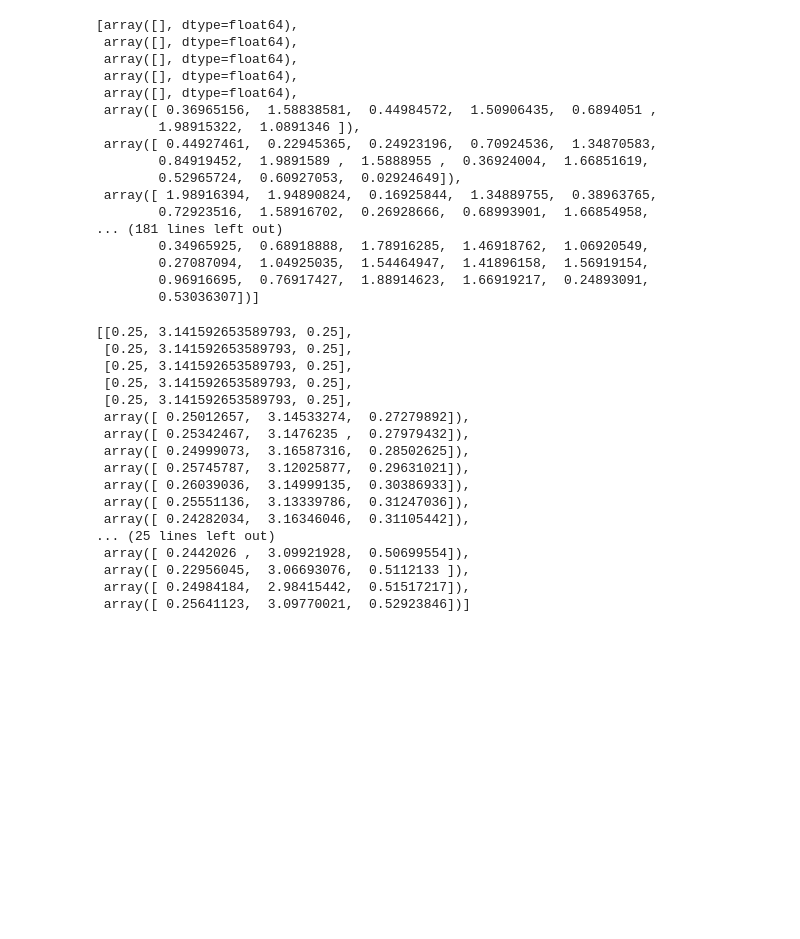
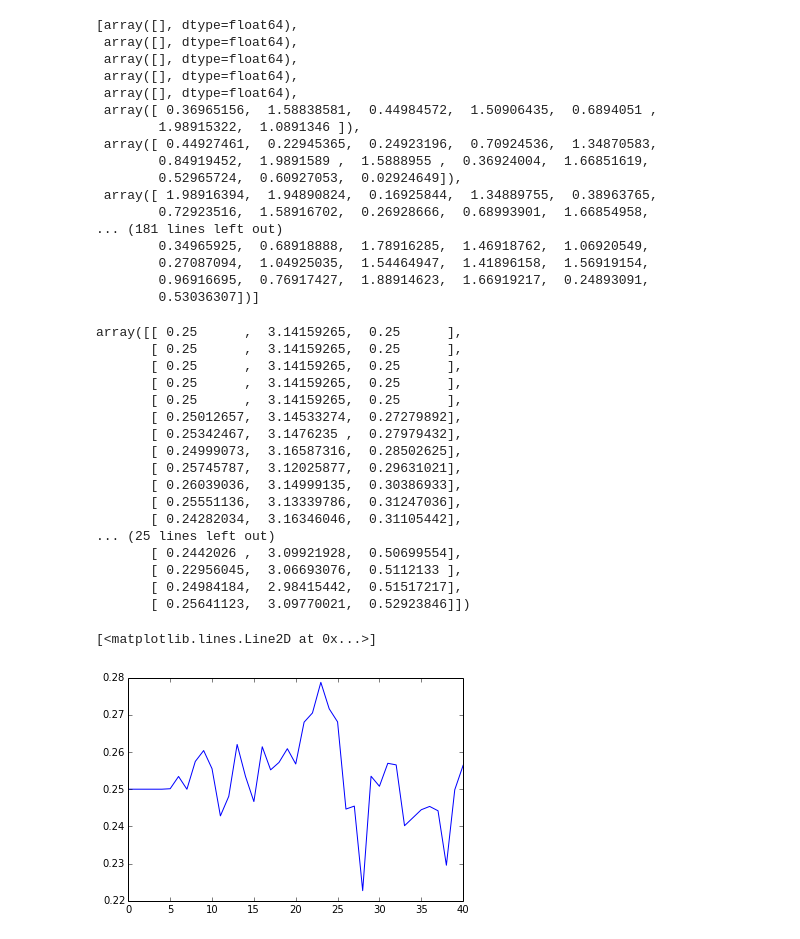
Before and after one commit to peterpandamanda/particles_post, a Jupyter notebook: sinwave_anvil_postprocessing.ipynb, the cells around one changed output. Saved outputs shown, nothing was run; the diff lists cells and outputs as text; code cells hidden in the pictures; blank space fills up the shorter version.

```diff
--- a/sinwave_anvil_postprocessing.ipynb
+++ b/sinwave_anvil_postprocessing.ipynb
@@ -100,29 +100,34 @@ def my_curve_fit(x,y,_p0):
         ans, err = scipy.optimize.curve_fit(my_sine, x, y, p0=_p0)
 
     except (RuntimeError, TypeError, NameError, ValueError):
-        ans = [0.25, np.pi, 0.25]
+        ans = np.array([0.25, np.pi, 0.25])
 
     return ans
 
 #my_curve_fit(x_postions_for_fit[6], y_postions_for_fit[6], _p0=[0.25,np.pi,0.25])
 
-ans = [my_curve_fit(x_postions_for_fit[i], y_postions_for_fit[i],_p0=[0.25,np.pi,0.25]) for i in range(len(time_steps))]
+ans = np.array([my_curve_fit(x_postions_for_fit[i], y_postions_for_fit[i],_p0=[0.25,np.pi,0.25]) for i in range(len(time_steps))])
 ans
 # %% [output]
-[[0.25, 3.141592653589793, 0.25],
- [0.25, 3.141592653589793, 0.25],
- [0.25, 3.141592653589793, 0.25],
- [0.25, 3.141592653589793, 0.25],
- [0.25, 3.141592653589793, 0.25],
- array([ 0.25012657,  3.14533274,  0.27279892]),
- array([ 0.25342467,  3.1476235 ,  0.27979432]),
- array([ 0.24999073,  3.16587316,  0.28502625]),
- array([ 0.25745787,  3.12025877,  0.29631021]),
- array([ 0.26039036,  3.14999135,  0.30386933]),
- array([ 0.25551136,  3.13339786,  0.31247036]),
- array([ 0.24282034,  3.16346046,  0.31105442]),
+array([[ 0.25      ,  3.14159265,  0.25      ],
+       [ 0.25      ,  3.14159265,  0.25      ],
+       [ 0.25      ,  3.14159265,  0.25      ],
+       [ 0.25      ,  3.14159265,  0.25      ],
+       [ 0.25      ,  3.14159265,  0.25      ],
+       [ 0.25012657,  3.14533274,  0.27279892],
+       [ 0.25342467,  3.1476235 ,  0.27979432],
+       [ 0.24999073,  3.16587316,  0.28502625],
+       [ 0.25745787,  3.12025877,  0.29631021],
+       [ 0.26039036,  3.14999135,  0.30386933],
+       [ 0.25551136,  3.13339786,  0.31247036],
+       [ 0.24282034,  3.16346046,  0.31105442],
 ... (25 lines left out)
- array([ 0.2442026 ,  3.09921928,  0.50699554]),
- array([ 0.22956045,  3.06693076,  0.5112133 ]),
- array([ 0.24984184,  2.98415442,  0.51517217]),
- array([ 0.25641123,  3.09770021,  0.52923846])]
+       [ 0.2442026 ,  3.09921928,  0.50699554],
+       [ 0.22956045,  3.06693076,  0.5112133 ],
+       [ 0.24984184,  2.98415442,  0.51517217],
+       [ 0.25641123,  3.09770021,  0.52923846]])
+# %%
+plt.plot(ans[:,0])
+# %% [output]
+[<matplotlib.lines.Line2D at 0x...>]
+[figure, added]
```
Also changed, not shown: parts of 9 cells of this notebook.
